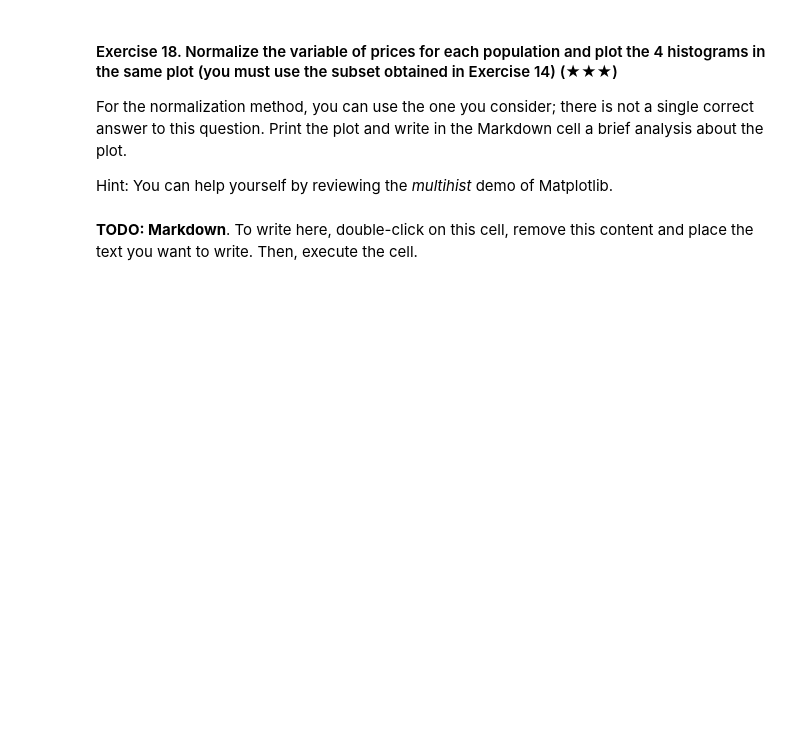
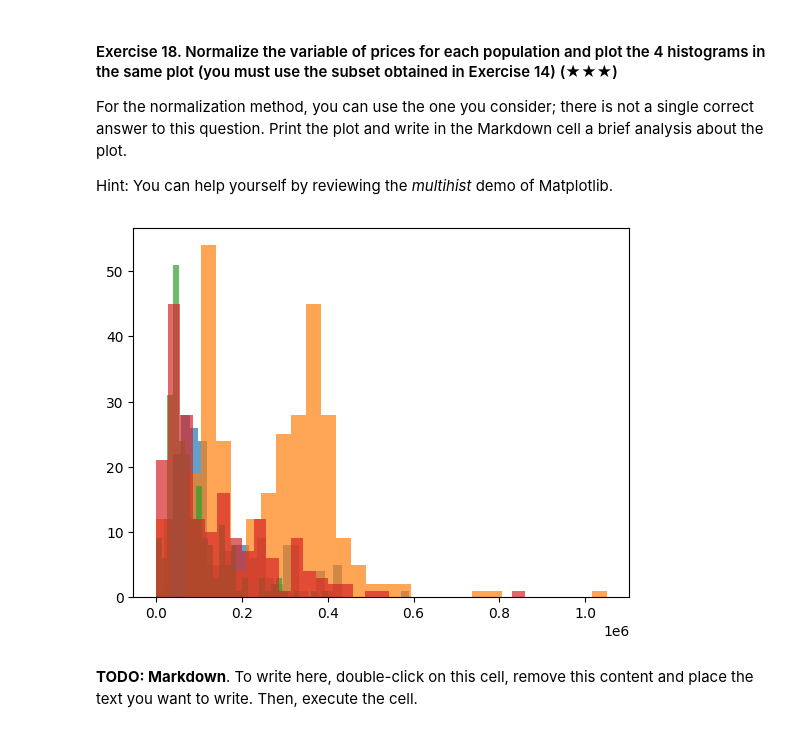
Before and after one commit to Anaberen/realestate-datacleanup-exercise, a Jupyter notebook: project.ipynb, the cells around one changed output. Drawn from its saved outputs; the diff is of its cells as text; code cells hidden in the pictures; blank space fills up the shorter version.

```diff
--- a/project.ipynb
+++ b/project.ipynb
@@ -345,6 +444,27 @@ For the normalization method, you can use the one you consider; there is not a s
 Hint: You can help yourself by reviewing the *multihist* demo of Matplotlib.
 # %%
 # TODO
+
+price_leganes = subset[subset["level5"] == "Leganés"]["price"]
+price_getafe = subset[subset["level5"] == "Getafe"]["price"]
+price_fuenlabrada = subset[subset["level5"] == "Fuenlabrada"]["price"]
+price_alcorcon = subset[subset["level5"] == "Alcorcón"]["price"]
+
+norm_price_leganes = (price_leganes - price_leganes.min() // price_leganes.max() - price_leganes.min())
+norm_price_getafe = (price_getafe - price_getafe.min() // price_getafe.max() - price_getafe.min())
+norm_price_fuenlabrada = (price_fuenlabrada - price_fuenlabrada.min() // price_fuenlabrada.max() - price_fuenlabrada.min())
+norm_price_alcorcon = (price_alcorcon - price_alcorcon.min() // price_alcorcon.max() - price_alcorcon.min())
+
+
+
+plt.hist(norm_price_leganes, bins=30, alpha= 0.7, label= "Leganés")
+plt.hist(norm_price_getafe, bins=30, alpha= 0.7, label= "Getafe")
+plt.hist(norm_price_fuenlabrada, bins=30, alpha= 0.7, label= "Fuenlabrada")
+plt.hist(norm_price_alcorcon, bins=30, alpha= 0.7, label= "Alcorcón")
+
+plt.show()
+# %% [output]
+[figure, added]
 # %% [markdown]
 **TODO: Markdown**. To write here, double-click on this cell, remove this content and place the text you want to write. Then, execute the cell.
 # %% [markdown]
```
Also changed, not shown: parts of 9 cells of this notebook.
